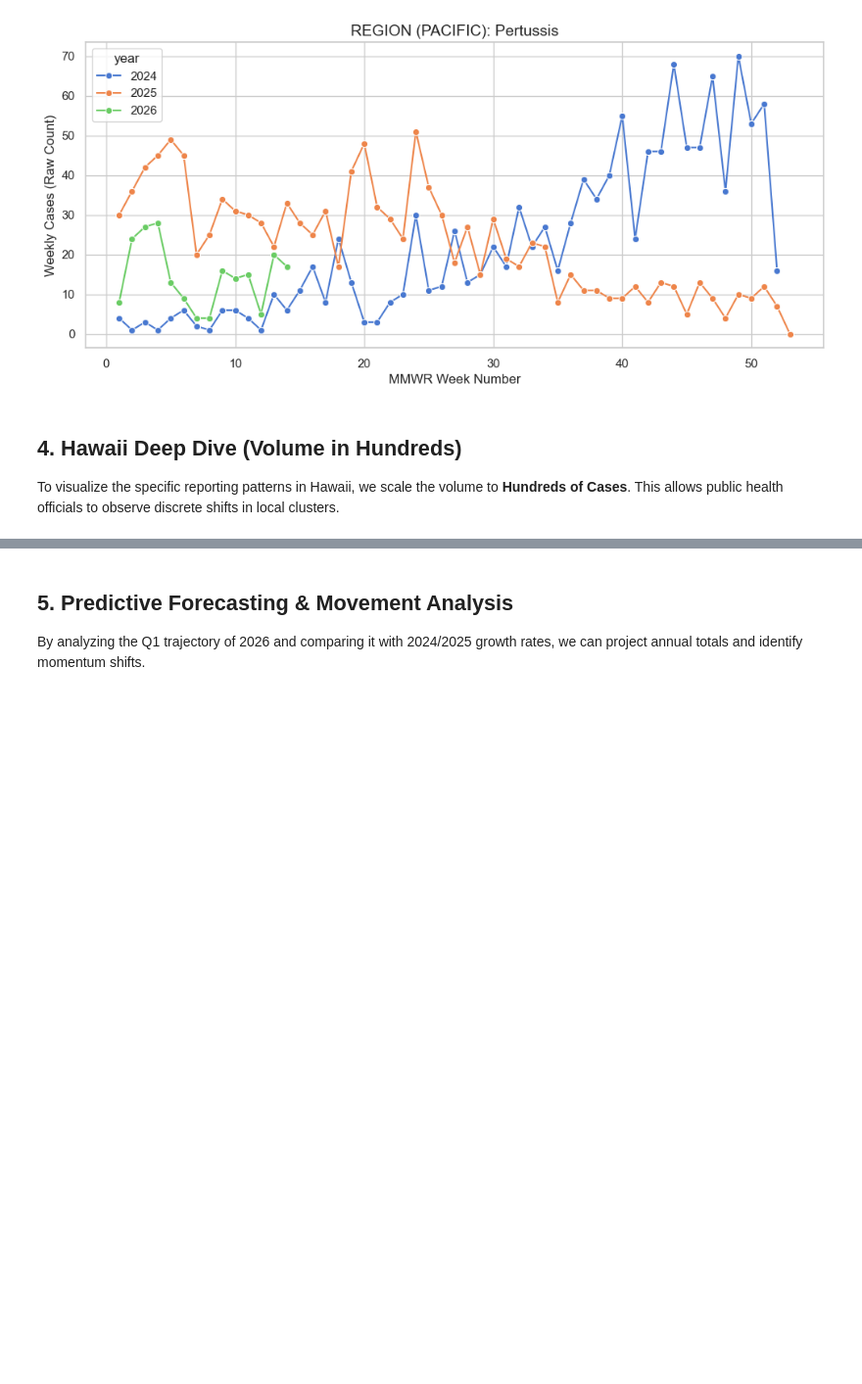
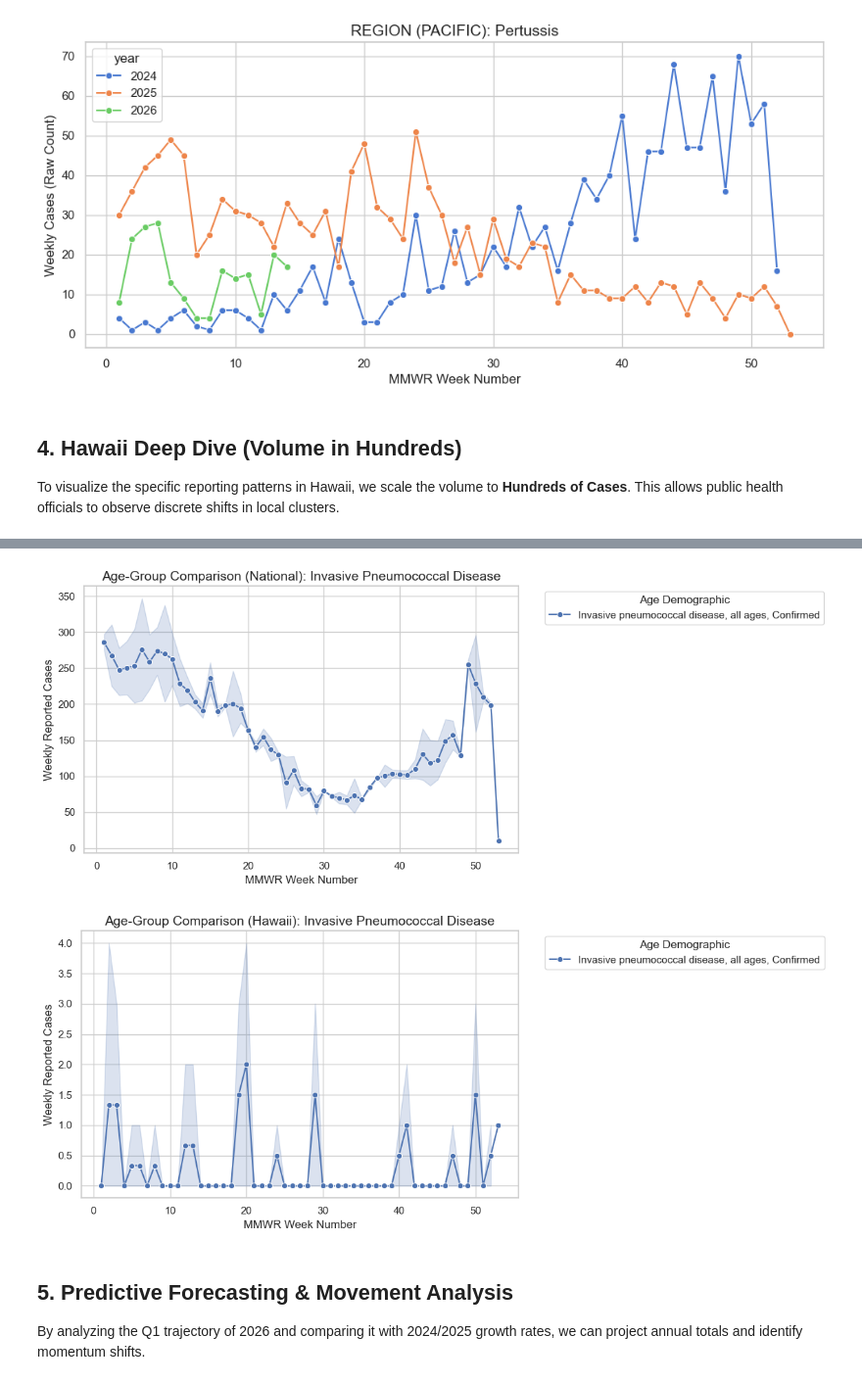
Before and after one commit to tn9-git/Health, a Jupyter notebook: NNDSS Weekly Update.ipynb, the cells around one changed output, grey strips where cells are left out. Shown at 98% size. Cells and saved outputs as stored; diff of their text form; code cells hidden in the pictures; blank space fills up the shorter version.

Commit message:
Add age-specific analysis and refine Hawaii scaling

```diff
--- a/NNDSS Weekly Update.ipynb
+++ b/NNDSS Weekly Update.ipynb
@@ -120,3 +122,30 @@ plot_hawaii_scaled('Pertussis')
+# %%
+def plot_age_breakout(level_name):
+    # Filtering for Invasive Pneumococcal labels with age info
+    all_ages = 'Invasive pneumococcal disease, all ages, Confirmed'
+    under_5 = 'Invasive pneumococcal disease, age <5 years, Confirmed'
+
+    # Since we only fetched top_10, let's ensure we have these labels
+    age_df = df[(df['label'].isin([all_ages, under_5])) & (df['level'] == level_name)]
+
+    if age_df.empty:
+        print(f"No age-specific data found for {level_name}.")
+        return
+
+    plt.figure(figsize=(12, 5))
+    sns.lineplot(data=age_df, x='week', y='m1', hue='label', marker='o')
+    plt.title(f'Age-Group Comparison ({level_name}): Invasive Pneumococcal Disease', fontsize=14)
+    plt.ylabel('Weekly Reported Cases')
+    plt.xlabel('MMWR Week Number')
+    plt.legend(title='Age Demographic', bbox_to_anchor=(1.05, 1), loc='upper left')
+    plt.tight_layout()
+    plt.show()
+
+plot_age_breakout('National')
+plot_age_breakout('Hawaii')
+# %% [output]
+[figure, added]
+[figure, added]
 # %% [markdown]
 ## 5. Predictive Forecasting & Movement Analysis
 By analyzing the Q1 trajectory of 2026 and comparing it with 2024/2025 growth rates, we can project annual totals and identify momentum shifts.
```
Also changed, not shown: parts of 2 cells of this notebook.
